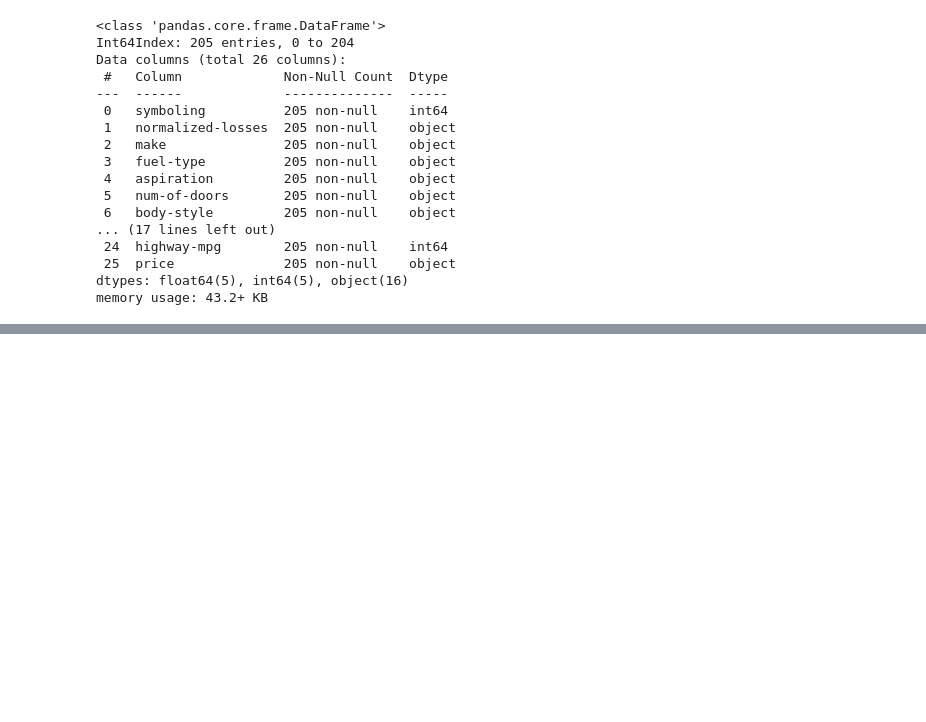
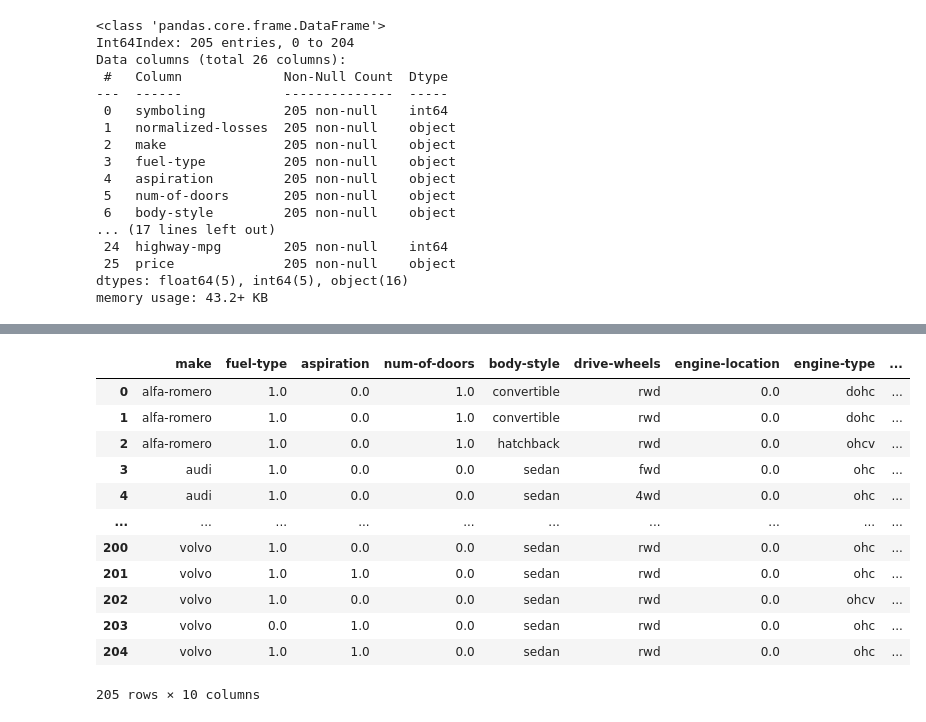
Before and after one commit to Letstry2code/Machine-Learning, a Jupyter notebook: preprocessing.ipynb, the cells around one changed output, grey strips where cells are left out. Cells and saved outputs as stored; diff of their text form; code cells hidden in the pictures; blank space fills up the shorter version.

```diff
--- a/preprocessing.ipynb
+++ b/preprocessing.ipynb
@@ -144,0 +161,3 @@ df.describe()
+# %%
+numerical_col=['normalized-losses','wheel-base','length','width','height','curb-weight','engine-size','bore','stroke','compression-ratio','horsepower','peak-rpm','city-mpg','highway-mpg','price']
+categorical_col=['make','fuel-type','aspiration','num-of-doors','body-style','drive-wheels','engine-location','engine-type','num-of-cylinders','fuel-system']
@@ -144,0 +270,19 @@ df.describe()
+# %%
+binary_cols=['fuel-type','aspiration','num-of-doors','engine-location']
+ordinal_enc=OrdinalEncoder()
+df[binary_cols]=ordinal_enc.fit_transform(df[binary_cols])
+df[categorical_col]
+# %% [output]
+|  | make | fuel-type | aspiration | num-of-doors | body-style | drive-wheels | engine-location | engine-type | ... |
+| 0 | alfa-romero | 1.0 | 0.0 | 1.0 | convertible | rwd | 0.0 | dohc | ... |
+| 1 | alfa-romero | 1.0 | 0.0 | 1.0 | convertible | rwd | 0.0 | dohc | ... |
+| 2 | alfa-romero | 1.0 | 0.0 | 1.0 | hatchback | rwd | 0.0 | ohcv | ... |
+| 3 | audi | 1.0 | 0.0 | 0.0 | sedan | fwd | 0.0 | ohc | ... |
+| 4 | audi | 1.0 | 0.0 | 0.0 | sedan | 4wd | 0.0 | ohc | ... |
+| ... | ... | ... | ... | ... | ... | ... | ... | ... | ... |
+| 200 | volvo | 1.0 | 0.0 | 0.0 | sedan | rwd | 0.0 | ohc | ... |
+| 201 | volvo | 1.0 | 1.0 | 0.0 | sedan | rwd | 0.0 | ohc | ... |
+| 202 | volvo | 1.0 | 0.0 | 0.0 | sedan | rwd | 0.0 | ohcv | ... |
+| 203 | volvo | 0.0 | 1.0 | 0.0 | sedan | rwd | 0.0 | ohc | ... |
+| 204 | volvo | 1.0 | 1.0 | 0.0 | sedan | rwd | 0.0 | ohc | ... |
+205 rows × 10 columns
```
Also changed, not shown: parts of 23 cells of this notebook, 1 other file.
